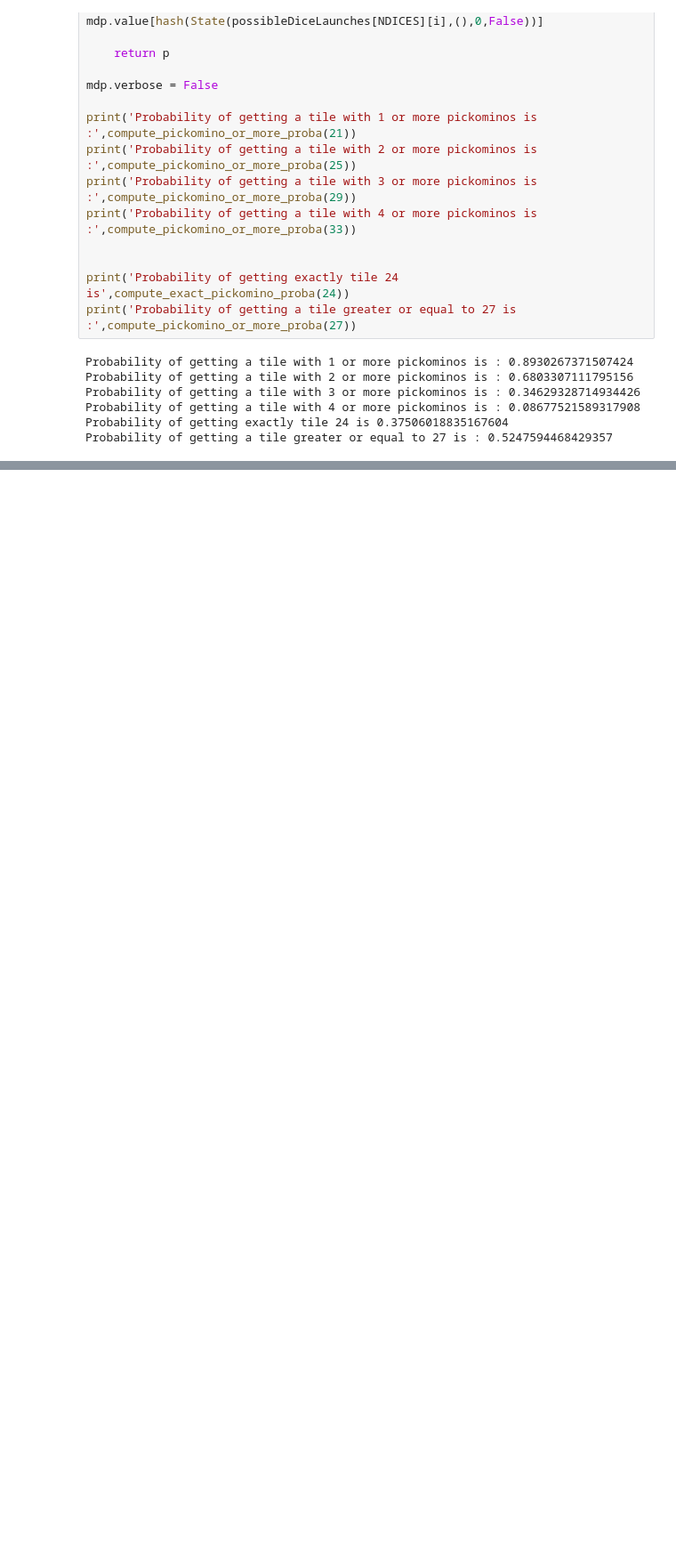
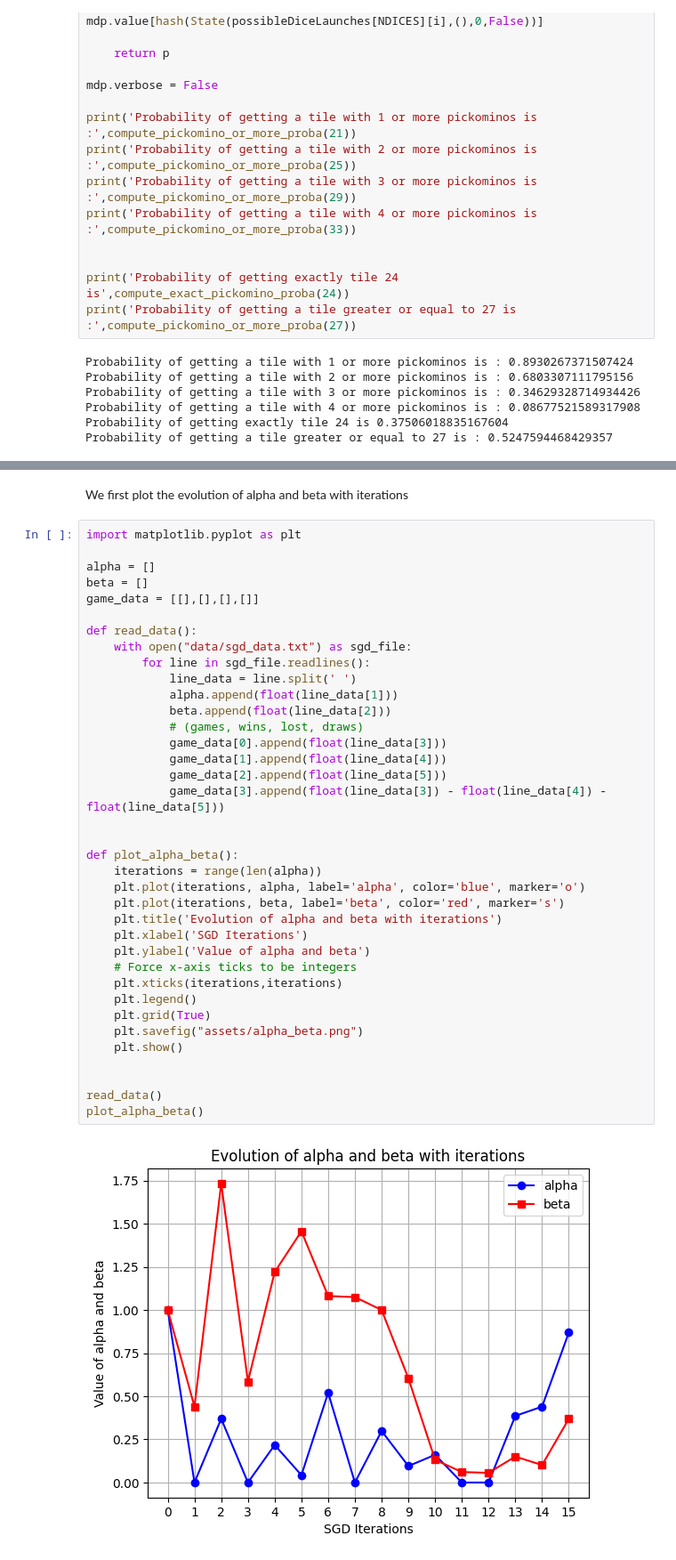
Before and after one commit to HugoPasse/PI-Kimono, a Jupyter notebook: PI-Kimono.ipynb, the cells around one changed output, grey strips where cells are left out. Shown at 89% size. Saved outputs shown, nothing was run; the diff lists cells and outputs as text; blank space fills up the shorter version.

```diff
--- a/PI-Kimono.ipynb
+++ b/PI-Kimono.ipynb
@@ -188,0 +224,41 @@ Probability of getting a tile greater or equal to 27 is : 0.5247594468429357
+# %% [markdown]
+We first plot the evolution of alpha and beta with iterations
+# %%
+import matplotlib.pyplot as plt
+
+alpha = []
+beta = []
+game_data = [[],[],[],[]]
+
+def read_data():
+    with open("data/sgd_data.txt") as sgd_file:
+        for line in sgd_file.readlines():
+            line_data = line.split(' ')
+            alpha.append(float(line_data[1]))
+            beta.append(float(line_data[2]))
+            # (games, wins, lost, draws)
+            game_data[0].append(float(line_data[3]))
+            game_data[1].append(float(line_data[4]))
+            game_data[2].append(float(line_data[5]))
+            game_data[3].append(float(line_data[3]) - float(line_data[4]) - float(line_data[5]))
+
+
+def plot_alpha_beta():
+    iterations = range(len(alpha))
+    plt.plot(iterations, alpha, label='alpha', color='blue', marker='o')
+    plt.plot(iterations, beta, label='beta', color='red', marker='s')
+    plt.title('Evolution of alpha and beta with iterations')
+    plt.xlabel('SGD Iterations')
+    plt.ylabel('Value of alpha and beta')
+    # Force x-axis ticks to be integers
+    plt.xticks(iterations,iterations)
+    plt.legend()
+    plt.grid(True)
+    plt.savefig("assets/alpha_beta.png")
+    plt.show()
+
+
+read_data()
+plot_alpha_beta()
+# %% [output]
+[figure, added]
```
Also changed, not shown: parts of 11 cells of this notebook, 13 other files.
